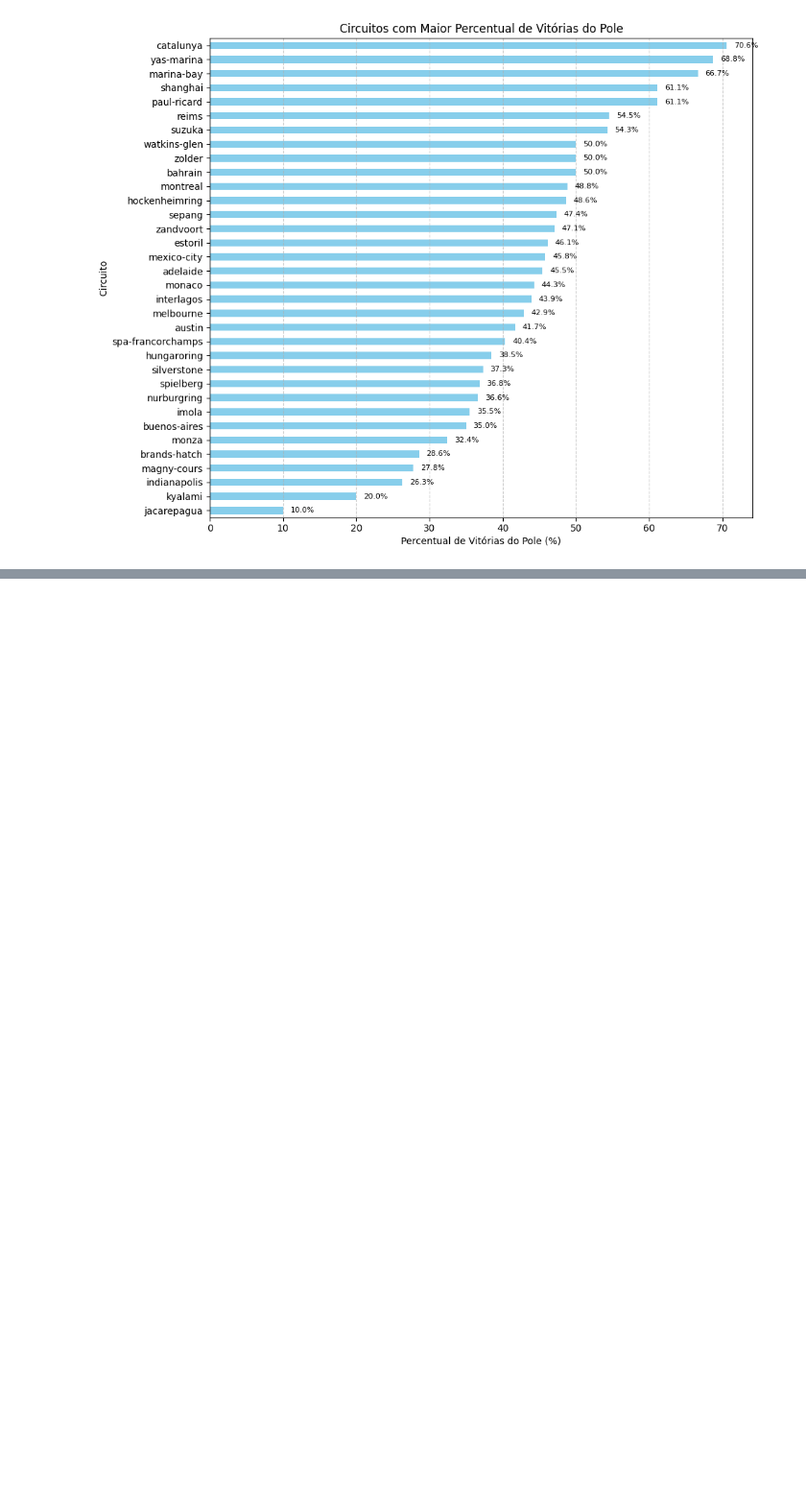
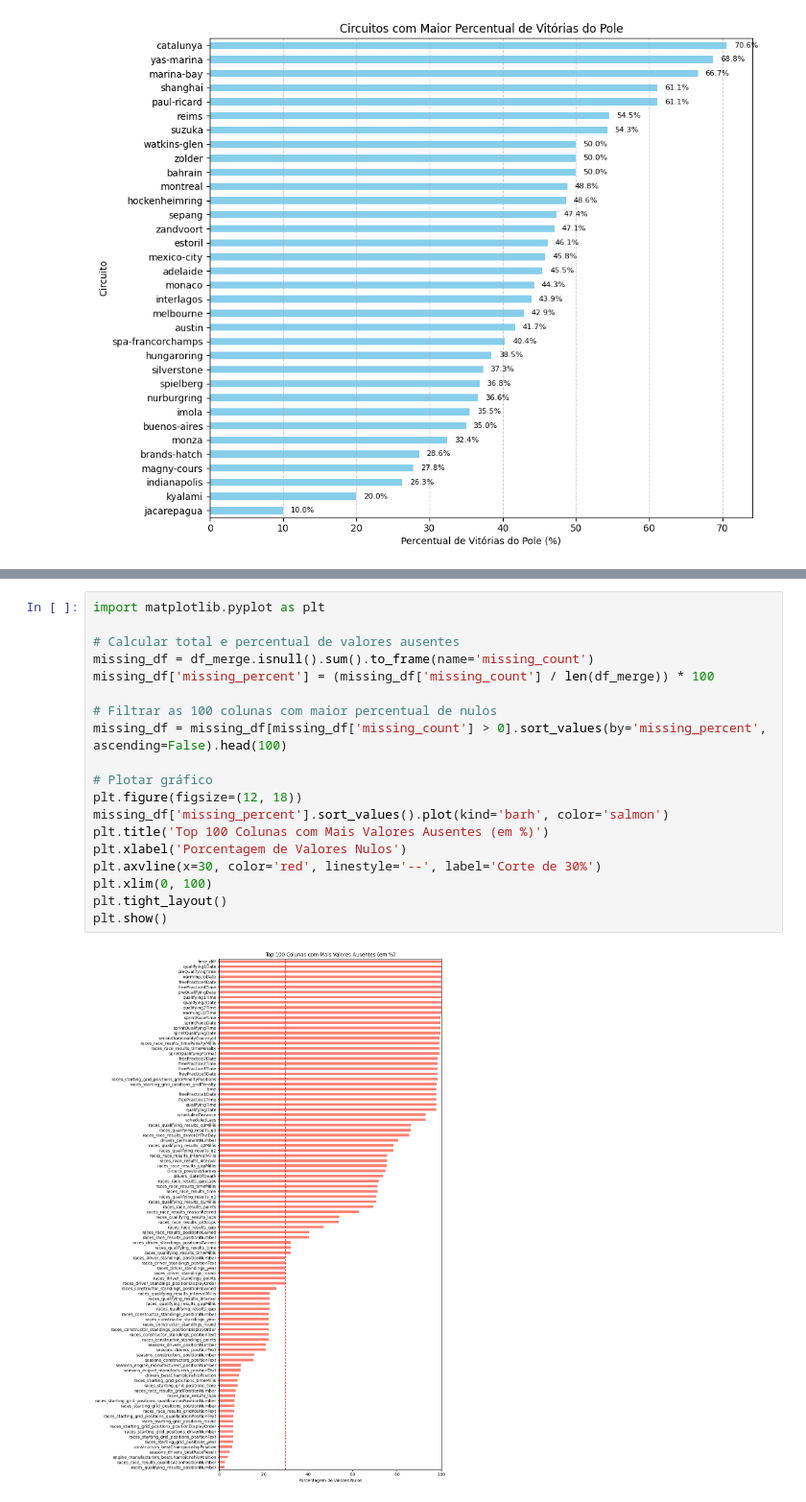
Before and after one commit to VTorres09/DataMiningProject, a Jupyter notebook: data_preparation.ipynb, the cells around one changed output, grey strips where cells are left out. Shown at 96% size. Drawn from its saved outputs; the diff is of its cells as text; blank space fills up the shorter version.

Commit message:
Adding some graphs

```diff
--- a/data_preparation.ipynb
+++ b/data_preparation.ipynb
@@ -371,0 +421,21 @@ plt.show()
+# %%
+import matplotlib.pyplot as plt
+
+# Calcular total e percentual de valores ausentes
+missing_df = df_merge.isnull().sum().to_frame(name='missing_count')
+missing_df['missing_percent'] = (missing_df['missing_count'] / len(df_merge)) * 100
+
+# Filtrar as 100 colunas com maior percentual de nulos
+missing_df = missing_df[missing_df['missing_count'] > 0].sort_values(by='missing_percent', ascending=False).head(100)
+
+# Plotar gráfico
+plt.figure(figsize=(12, 18))
+missing_df['missing_percent'].sort_values().plot(kind='barh', color='salmon')
+plt.title('Top 100 Colunas com Mais Valores Ausentes (em %)')
+plt.xlabel('Porcentagem de Valores Nulos')
+plt.axvline(x=30, color='red', linestyle='--', label='Corte de 30%')
+plt.xlim(0, 100)
+plt.tight_layout()
+plt.show()
+# %% [output]
+[figure, added]
```
Also changed, not shown: parts of 18 cells of this notebook.
